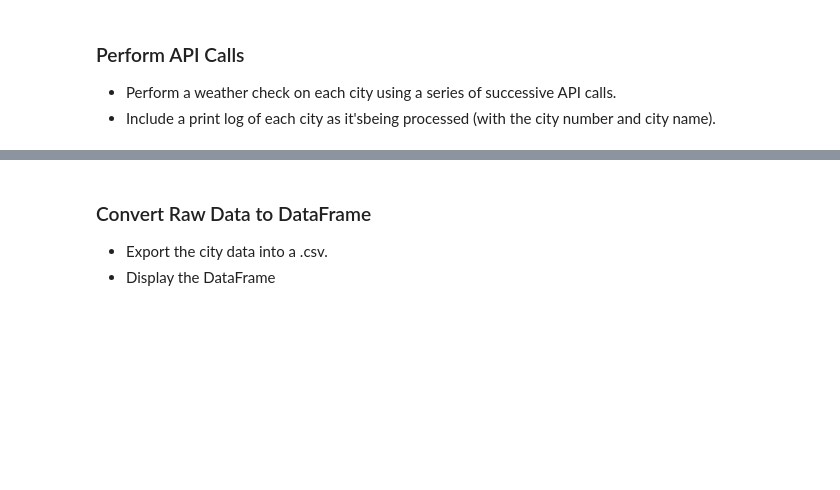
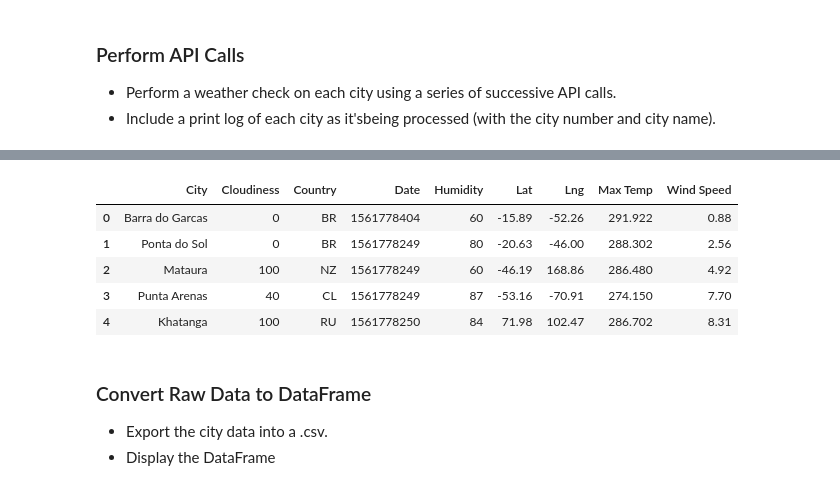
Before and after one commit to beezmo/latitudeWeatherPy, a Jupyter notebook: starter_code/WeatherPy.ipynb, the cells around one changed output, grey strips where cells are left out. Saved outputs shown, nothing was run; the diff lists cells and outputs as text; code cells hidden in the pictures; blank space fills up the shorter version.

Commit message:
ADD: added code to separate data, export into csv, then create df

```diff
--- a/starter_code/WeatherPy.ipynb
+++ b/starter_code/WeatherPy.ipynb
@@ -139,3 +117,23 @@ Data Retrieval Complete
+# %%
+import csv
+
+with open('cities_data.csv', 'w') as csvFile:
+    writer = csv.writer(csvFile)
+    writer.writerows(weather_data)
+csvFile.close()
+
+
+cities_df = pd.read_csv("cities_data.csv", names=["City", "Cloudiness", "Country",
+                                                    "Date", "Humidity", "Lat",
+                                                    "Lng", "Max Temp", "Wind Speed"])
+cities_df
+# %% [output]
+|  | City | Cloudiness | Country | Date | Humidity | Lat | Lng | Max Temp | Wind Speed |
+| 0 | Barra do Garcas | 0 | BR | 1561778404 | 60 | -15.89 | -52.26 | 291.922 | 0.88 |
+| 1 | Ponta do Sol | 0 | BR | 1561778249 | 80 | -20.63 | -46.00 | 288.302 | 2.56 |
+| 2 | Mataura | 100 | NZ | 1561778249 | 60 | -46.19 | 168.86 | 286.480 | 4.92 |
+| 3 | Punta Arenas | 40 | CL | 1561778249 | 87 | -53.16 | -70.91 | 274.150 | 7.70 |
+| 4 | Khatanga | 100 | RU | 1561778250 | 84 | 71.98 | 102.47 | 286.702 | 8.31 |
 # %% [markdown]
 ### Convert Raw Data to DataFrame
 * Export the city data into a .csv.
```
Also changed, not shown: parts of 3 cells of this notebook, 1 other file.
